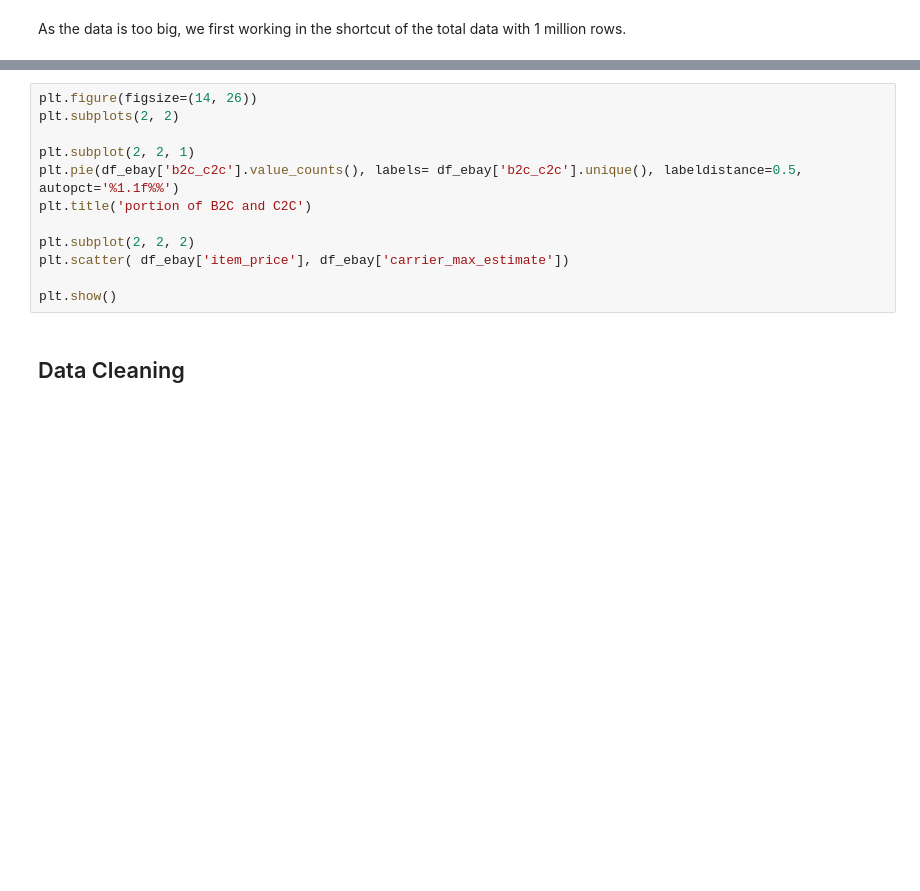
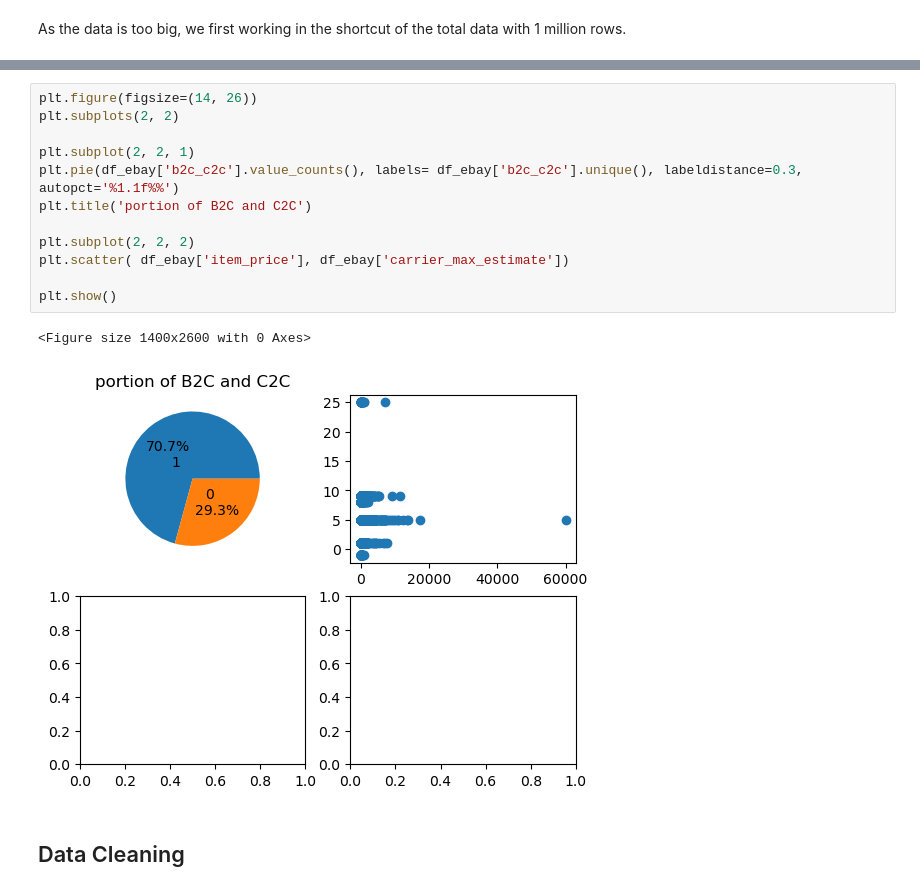
Before and after one commit to henry-vuong/Capstone_Prediction_delivery_time, a Jupyter notebook: notebooks/Ebay data explore.ipynb, the cells around one changed output, grey strips where cells are left out. Drawn from its saved outputs; the diff is of its cells as text; blank space fills up the shorter version.

```diff
--- a/notebooks/Ebay data explore.ipynb
+++ b/notebooks/Ebay data explore.ipynb
@@ -44,15 +84,18 @@ df_ebay.select_dtypes('object').head()
 # %%
 plt.figure(figsize=(14, 26))
 plt.subplots(2, 2)
 
 plt.subplot(2, 2, 1)
-plt.pie(df_ebay['b2c_c2c'].value_counts(), labels= df_ebay['b2c_c2c'].unique(), labeldistance=0.5, autopct='%1.1f%%')
+plt.pie(df_ebay['b2c_c2c'].value_counts(), labels= df_ebay['b2c_c2c'].unique(), labeldistance=0.3, autopct='%1.1f%%')
 plt.title('portion of B2C and C2C')
 
 plt.subplot(2, 2, 2)
 plt.scatter( df_ebay['item_price'], df_ebay['carrier_max_estimate'])
 
 plt.show()
+# %% [output]
+<Figure size 1400x2600 with 0 Axes>
+[figure, added]
 # %% [markdown]
 ## Data Cleaning
 # %% [markdown]
```
Also changed, not shown: parts of 19 cells of this notebook.
